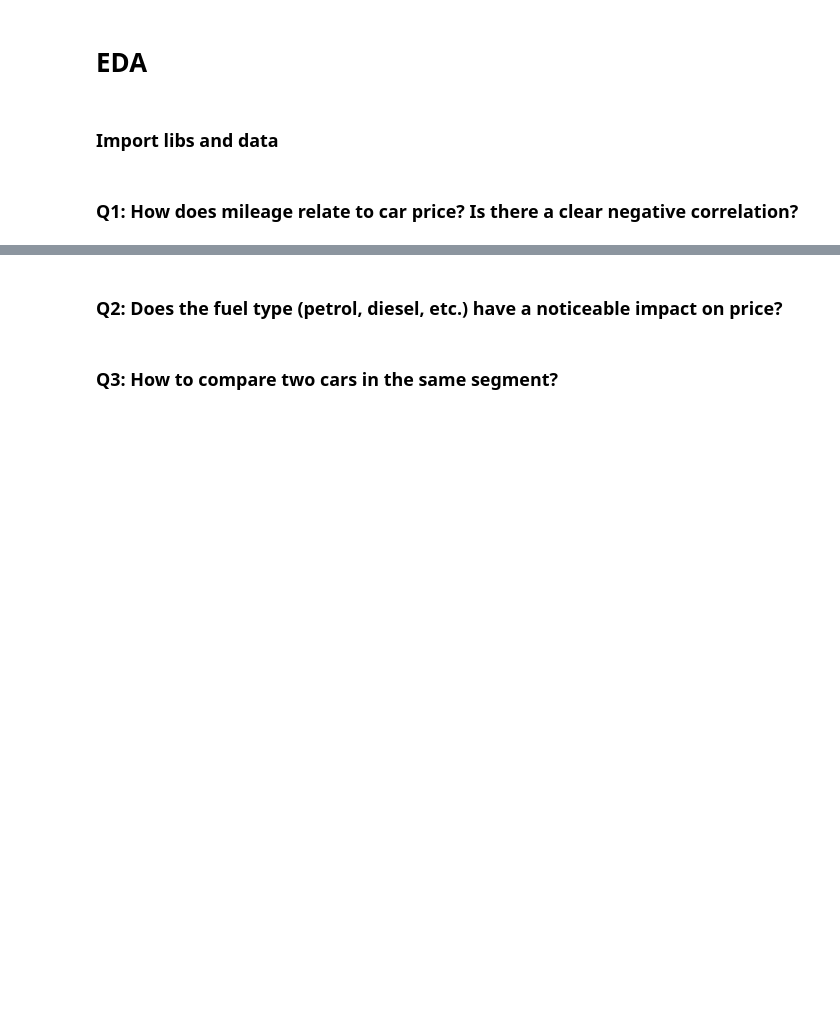
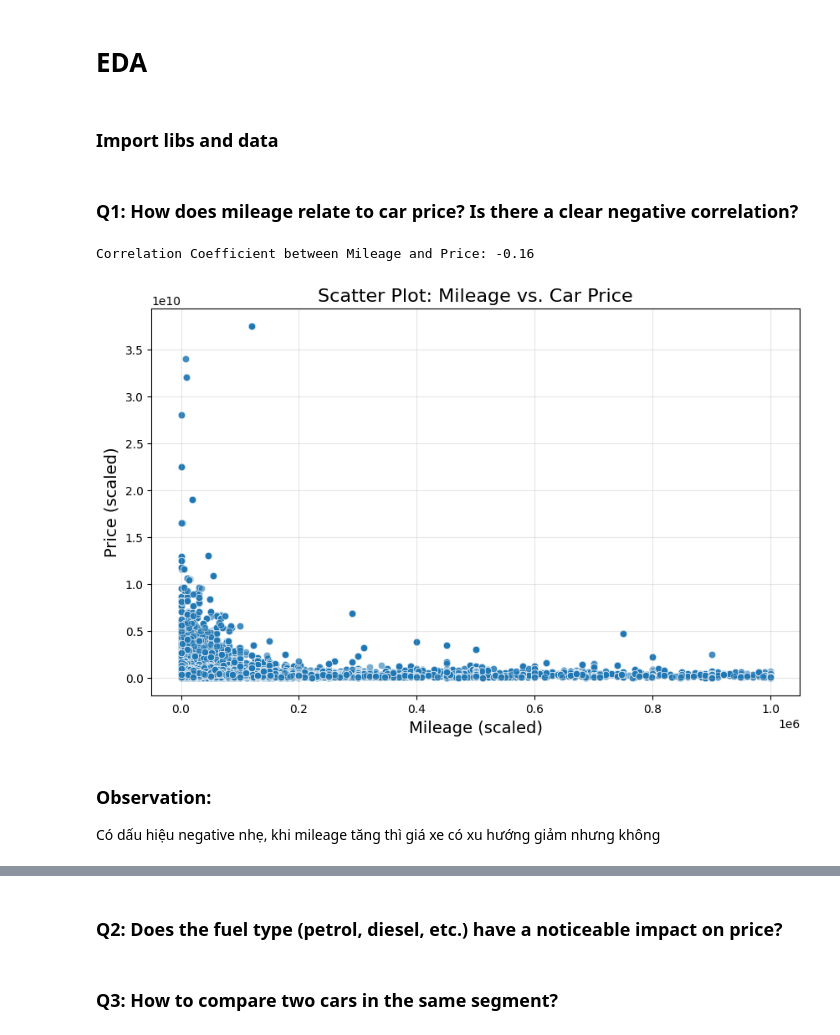
Before and after one commit to minhnguyen200703/car_prediction, a Jupyter notebook: EDA.ipynb, the cells around one changed output, grey strips where cells are left out. Cells and saved outputs as stored; diff of their text form; code cells hidden in the pictures; blank space fills up the shorter version.

```diff
--- a/EDA.ipynb
+++ b/EDA.ipynb
@@ -7,7 +7,30 @@ import pandas as pd
 import numpy as np
 import matplotlib.pyplot as plt
 import seaborn as sns
+import statsmodels.api as sm
 
-df_car = pd.read_csv('cleaned_car.csv')
+
+df_car = pd.read_csv('clcar.csv')
 # %% [markdown]
 ### Q1: How does mileage relate to car price? Is there a clear negative correlation?
+# %%
+# Correlation Coefficient plot
+correlation_coefficient = df_car['mileage_v2'].corr(df_car['price'])
+print(f"\nCorrelation Coefficient between Mileage and Price: {correlation_coefficient:.2f}")
+# %% [output]
+Correlation Coefficient between Mileage and Price: -0.16
+# %%
+# Scatter Plot for Mileage vs. Price
+
+plt.figure(figsize=(10, 6))
+sns.scatterplot(data=df_car, x='mileage_v2', y='price', alpha=0.6)
+plt.title('Scatter Plot: Mileage vs. Car Price', fontsize=16)
+plt.xlabel('Mileage (scaled)', fontsize=14)
+plt.ylabel('Price (scaled)', fontsize=14)
+plt.grid(alpha=0.3)
+plt.show()
+# %% [output]
+[figure, added]
+# %% [markdown]
+### Observation:
+Có dấu hiệu negative nhẹ, khi mileage tăng thì giá xe có xu hướng giảm nhưng không
```
Also changed, not shown: parts of 1 cell of this notebook, 1 other file.
